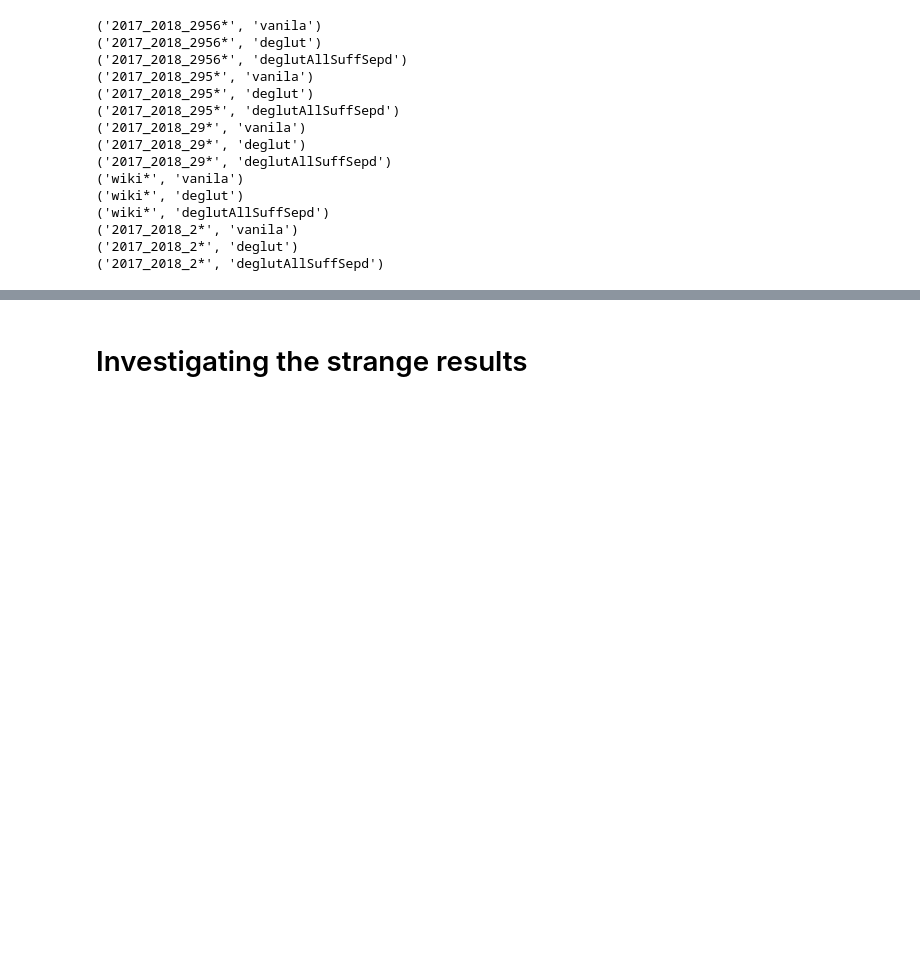
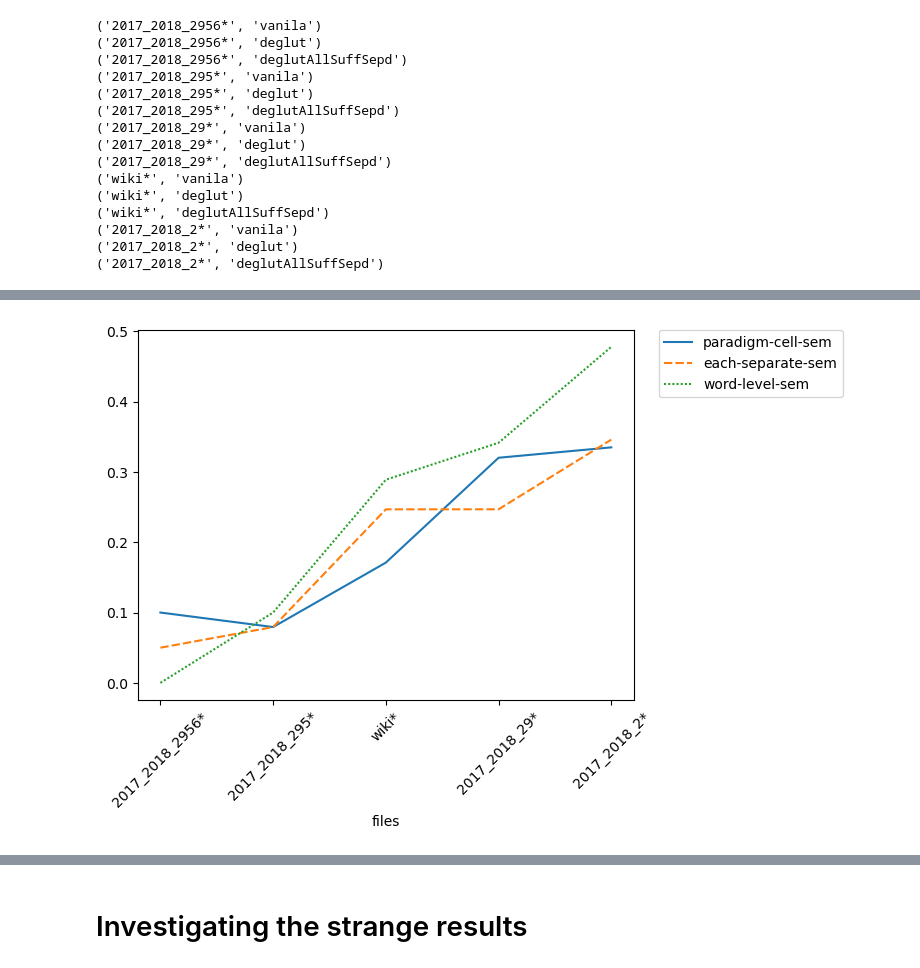
Before and after one commit to makrai/analogy-gluten-free, a Jupyter notebook: gluten-free-analogy.ipynb, the cells around one changed output, grey strips where cells are left out. Saved outputs shown, nothing was run; the diff lists cells and outputs as text; code cells hidden in the pictures; blank space fills up the shorter version.

```diff
--- a/gluten-free-analogy.ipynb
+++ b/gluten-free-analogy.ipynb
@@ -223,0 +219,4 @@ _ = plt.xticks(rotation=90)
+# %%
+plot_accuracy(relation_class='sem')
+# %% [output]
+[figure, added]
```
Also changed, not shown: parts of 18 cells of this notebook.
